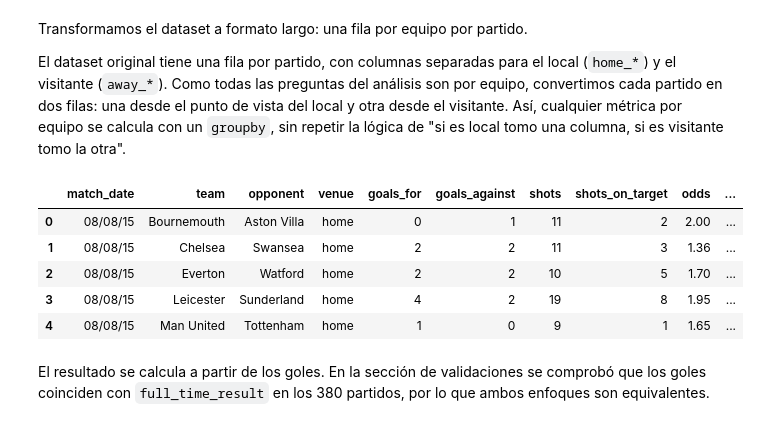
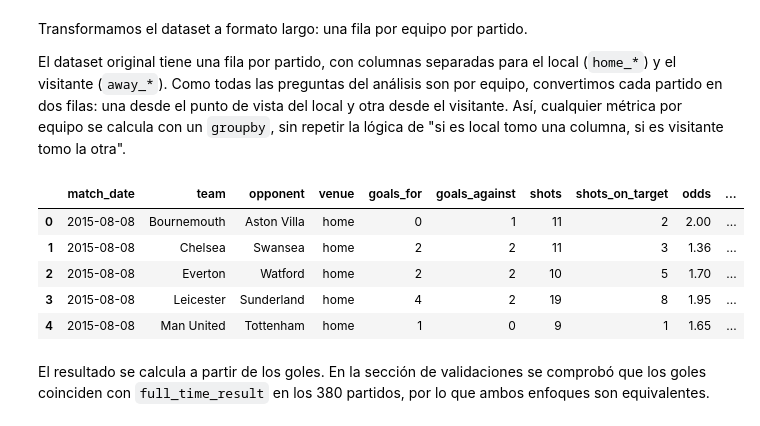
Before and after one commit to FrancoJarc/leicester-city-2015-16, a Jupyter notebook: notebooks/analysis.ipynb, the cells around one changed output. Cells and saved outputs as stored; diff of their text form; code cells hidden in the pictures.

```diff
--- a/notebooks/analysis.ipynb
+++ b/notebooks/analysis.ipynb
@@ -90,0 +95,6 @@ df = df.rename(columns=columnas)
+# %%
+df["match_date"] = pd.to_datetime(df["match_date"], format="%d/%m/%y")
+
+print("Fechas nulas:", df["match_date"].isna().sum())
+print("Primera fecha:", df["match_date"].min().date())
+print("Última fecha:", df["match_date"].max().date())
@@ -250,6 +264,7 @@ df_analysis = df[
         "home_yellow_cards",
         "away_yellow_cards",
         "B365H",
+        "B365D",
         "B365A"
     ]
 ]
@@ -266,6 +281,7 @@ home_columns = {
     "home_shots": "shots",
     "home_shots_on_target": "shots_on_target",
     "B365H": "odds",
+    "B365D": "draw_odds",
     "B365A": "opponent_odds"
 }
 
@@ -274,38 +290,40 @@ away_columns = {
     "home_team": "opponent",
     "away_goals": "goals_for",
     "home_goals": "goals_against",
     "away_shots": "shots",
     "away_shots_on_target": "shots_on_target",
     "B365A": "odds",
+    "B365D": "draw_odds",
     "B365H": "opponent_odds"
 }
 
 long_columns = [
     "match_date",
     "team",
     "opponent",
     "venue",
     "goals_for",
     "goals_against",
     "shots",
     "shots_on_target",
     "odds",
+    "draw_odds",
     "opponent_odds"
 ]
 
 home = df_analysis.rename(columns=home_columns).assign(venue="home")[long_columns]
 away = df_analysis.rename(columns=away_columns).assign(venue="away")[long_columns]
 
 team_matches = pd.concat([home, away], ignore_index=True)
 
 team_matches.head()
 # %% [output]
 |  | match_date | team | opponent | venue | goals_for | goals_against | shots | shots_on_target | odds | ... |
-| 0 | 08/08/15 | Bournemouth | Aston Villa | home | 0 | 1 | 11 | 2 | 2.00 | ... |
-| 1 | 08/08/15 | Chelsea | Swansea | home | 2 | 2 | 11 | 3 | 1.36 | ... |
-| 2 | 08/08/15 | Everton | Watford | home | 2 | 2 | 10 | 5 | 1.70 | ... |
-| 3 | 08/08/15 | Leicester | Sunderland | home | 4 | 2 | 19 | 8 | 1.95 | ... |
-| 4 | 08/08/15 | Man United | Tottenham | home | 1 | 0 | 9 | 1 | 1.65 | ... |
+| 0 | 2015-08-08 | Bournemouth | Aston Villa | home | 0 | 1 | 11 | 2 | 2.00 | ... |
+| 1 | 2015-08-08 | Chelsea | Swansea | home | 2 | 2 | 11 | 3 | 1.36 | ... |
+| 2 | 2015-08-08 | Everton | Watford | home | 2 | 2 | 10 | 5 | 1.70 | ... |
+| 3 | 2015-08-08 | Leicester | Sunderland | home | 4 | 2 | 19 | 8 | 1.95 | ... |
+| 4 | 2015-08-08 | Man United | Tottenham | home | 1 | 0 | 9 | 1 | 1.65 | ... |
 # %% [markdown]
 El resultado se calcula a partir de los goles. En la sección de validaciones se comprobó que los goles coinciden con `full_time_result` en los 380 partidos, por lo que ambos enfoques son equivalentes.
 # %%
```
Also changed, not shown: parts of 23 cells of this notebook, 3 other files.
